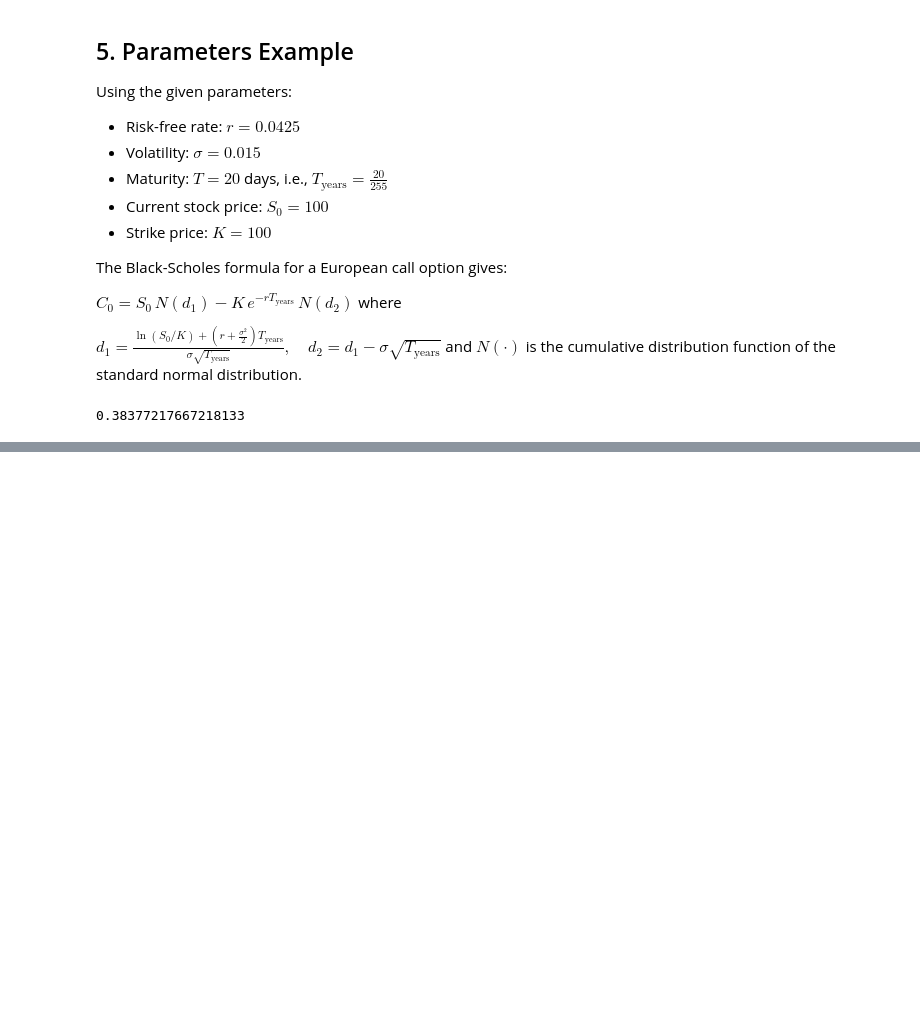
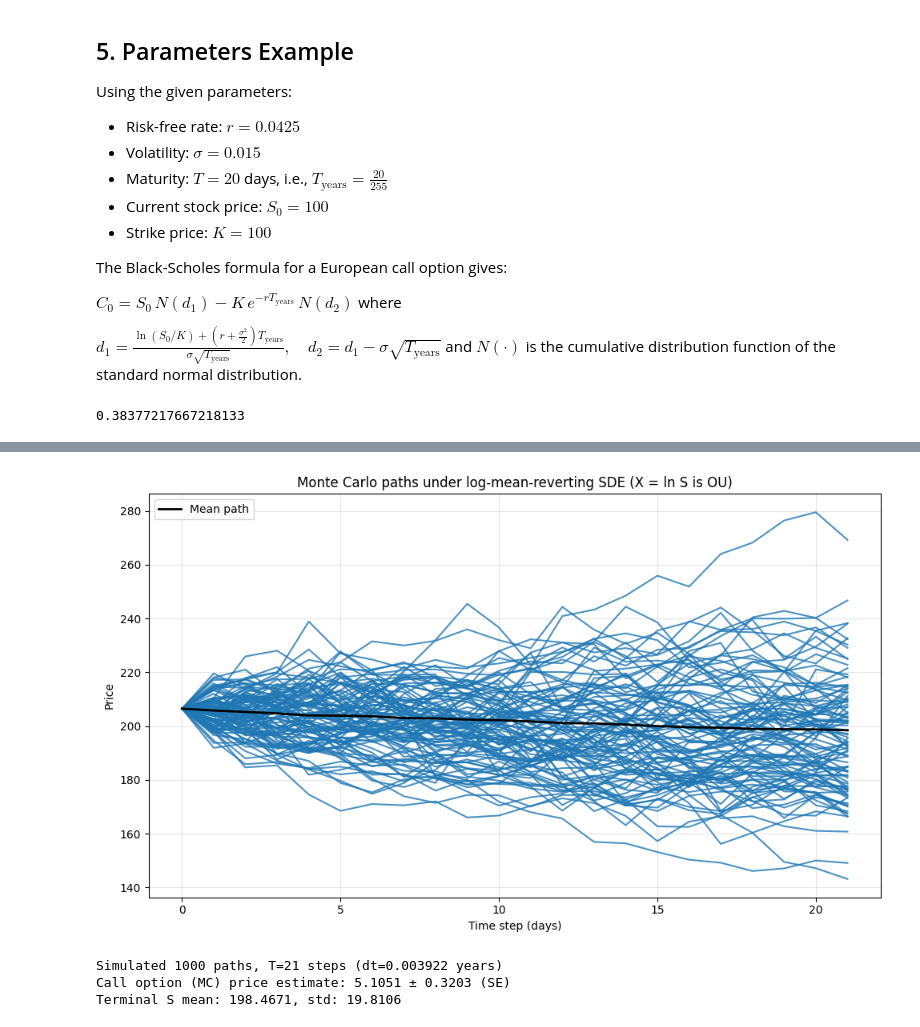
Before and after one commit to nathsten/Quantitative-Finance-Crashcourse, a Jupyter notebook: Option-pricing.ipynb, the cells around one changed output, grey strips where cells are left out. Saved outputs shown, nothing was run; the diff lists cells and outputs as text; code cells hidden in the pictures; blank space fills up the shorter version.

```diff
--- a/Option-pricing.ipynb
+++ b/Option-pricing.ipynb
@@ -300,0 +444,74 @@ $
+# %%
+
+T = 21             # number of time steps (days)
+N = 1000           # number of Monte Carlo paths
+dt = 1/255         # time step in years (daily)
+t = np.arange(T+1)
+
+S_0 = S[-1]        # initial price
+K = 205.0      # strike (optional, for pricing)
+
+# -------------------------------
+# Precompute constants for exact OU discretization of X = ln S
+# X_{t+dt} = e^{-kappa dt} X_t + mu*(1 - e^{-kappa dt}) + eta
+# eta ~ N(0, var_eta), var_eta = (sigma^2 / (2*kappa)) * (1 - e^{-2 kappa dt})
+# -------------------------------
+exp_neg = np.exp(-kappa * dt)
+var_eta = (sigma**2 / (2.0 * kappa)) * (1.0 - np.exp(-2.0 * kappa * dt))
+std_eta = np.sqrt(var_eta)
+
+# -------------------------------
+# Simulate correlated normals (independent here)
+# -------------------------------
+Z = np.random.normal(loc=0.0, scale=1.0, size=(N, T))  # shape (N, T)
+
+# -------------------------------
+# Allocate arrays
+# -------------------------------
+X_t = np.zeros((N, T+1))      # log-price paths
+S_t = np.zeros((N, T+1))      # price paths
+X_t[:, 0] = np.log(S_0)       # initial log-price
+S_t[:, 0] = S_0
+
+# -------------------------------
+# Time-stepping (exact OU update for log-price)
+# -------------------------------
+for step in range(T):
+    # eta_t for all paths at this step
+    eta = std_eta * Z[:, step]
+    X_t[:, step + 1] = exp_neg * X_t[:, step] + mu * (1.0 - exp_neg) + eta
+    S_t[:, step + 1] = np.exp(X_t[:, step + 1])
+
+discount = np.exp(-r * T * dt)
+payoffs = np.maximum(S_t[:, -1] - K, 0.0)
+C_0_paths = discount * payoffs
+
+call_price = C_0_paths.mean()
+call_se = C_0_paths.std(ddof=1) / np.sqrt(N)
+
+# -------------------------------
+# Plot sample paths
+# -------------------------------
+plt.figure(figsize=(10,6))
+for i in range(min(100, N)):          # plot up to 100 example paths for clarity
+    plt.plot(t, S_t[i, :], color="tab:blue", alpha=0.8)
+plt.plot(t, S_t.mean(axis=0), color="black", linewidth=2, label="Mean path")
+plt.xlabel("Time step (days)")
+plt.ylabel("Price")
+plt.title("Monte Carlo paths under log-mean-reverting SDE (X = ln S is OU)")
+plt.grid(alpha=0.3)
+plt.legend()
+plt.tight_layout()
+plt.show()
+
+# -------------------------------
+# Summary output
+# -------------------------------
+print(f"Simulated {N} paths, T={T} steps (dt={dt:.6f} years)")
+print(f"Call option (MC) price estimate: {call_price:.4f} ± {call_se:.4f} (SE)")
+print(f"Terminal S mean: {S_t[:, -1].mean():.4f}, std: {S_t[:, -1].std(ddof=1):.4f}")
+# %% [output]
+[figure, added]
+Simulated 1000 paths, T=21 steps (dt=0.003922 years)
+Call option (MC) price estimate: 5.1051 ± 0.3203 (SE)
+Terminal S mean: 198.4671, std: 19.8106
```
Also changed, not shown: parts of 6 cells of this notebook, 2 other files.
